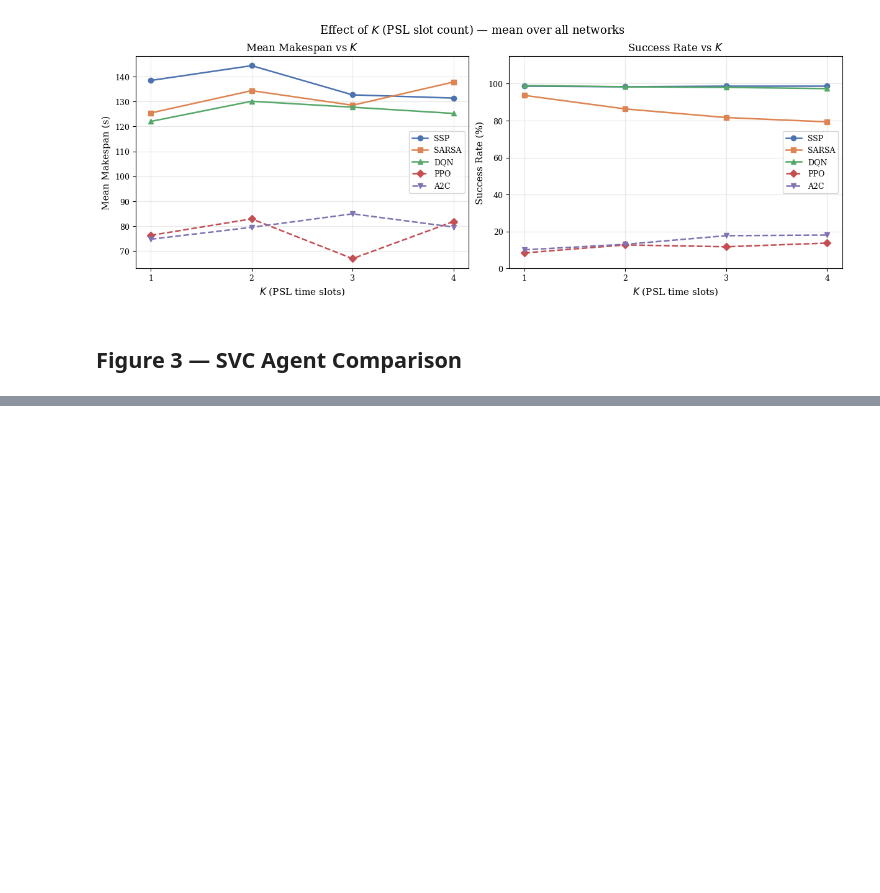
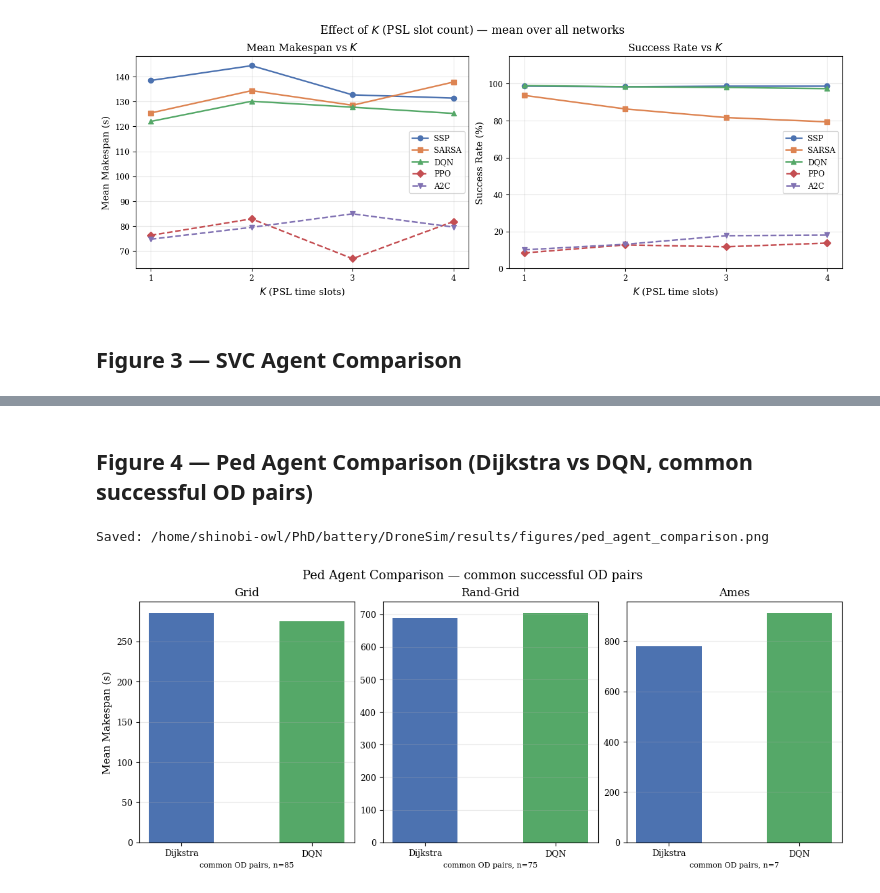
Before and after one commit to shinobi-wolf/FleetNav, a Jupyter notebook: notebooks/trsp_thesis_figures.ipynb, the cells around one changed output, grey strips where cells are left out. Saved outputs shown, nothing was run; the diff lists cells and outputs as text; code cells hidden in the pictures; blank space fills up the shorter version.

```diff
--- a/notebooks/trsp_thesis_figures.ipynb
+++ b/notebooks/trsp_thesis_figures.ipynb
@@ -192,0 +325,52 @@ Saved: /home/shinobi-owl/PhD/battery/DroneSim/results/figures/svc_agent_comparis
+# %% [markdown]
+## Figure 4 — Ped Agent Comparison (Dijkstra vs DQN, common successful OD pairs)
+# %%
+PED_POLICY = {'Grid': '962999ce', 'Rand-Grid': '032c3ac1', 'Ames': '25d8a01c'}
+
+def _latest_test_dir(policy_id):
+    tests = sorted((RUNS / policy_id).glob('test_*'), key=lambda p: int(p.name.split('_')[1]))
+    return tests[-1]
+
+PED_ALGO_ORDER  = ['Dijkstra', 'DQN']
+PED_ALGO_COLORS = [PSL_ALGO_COLORS[PSL_ALGO_ORDER.index(a)] for a in ['SSP', 'DQN']]
+
+# per network: Dijkstra and DQN baselines are co-located in the same eval session
+# (same 100 OD pairs), so intersect the OD pairs both solved successfully, then
+# average each agent's makespan over that common subset
+ped_rows, ped_ncommon = [], {}
+for net_disp in NET_ORDER:
+    test_dir = _latest_test_dir(PED_POLICY[net_disp])
+    times = {
+        'Dijkstra': _od_times(test_dir / 'simulation_results_dijkstra.csv'),
+        'DQN':      _od_times(test_dir / 'simulation_results.csv'),
+    }
+    common = list(set(times['Dijkstra'].index) & set(times['DQN'].index))
+    ped_ncommon[net_disp] = len(common)
+    for a in PED_ALGO_ORDER:
+        ped_rows.append({'network': net_disp, 'agent': a, 'makespan_mean': times[a].loc[common].mean()})
+ped_avg = pd.DataFrame(ped_rows).set_index(['network', 'agent'])['makespan_mean']
+
+# --- plot ---
+x     = np.arange(len(PED_ALGO_ORDER))
+width = 0.5
+
+fig, axes = plt.subplots(1, 3, figsize=(11, 4.5), constrained_layout=True)
+fig.suptitle('Ped Agent Comparison — common successful OD pairs', fontsize=13)
+
+for col, net in enumerate(NET_ORDER):
+    ax = axes[col]
+    vals = [ped_avg.get((net, a), np.nan) for a in PED_ALGO_ORDER]
+    ax.bar(x, vals, width, color=PED_ALGO_COLORS)
+    ax.set_title(net, fontsize=12)
+    ax.set_xticks(x); ax.set_xticklabels(PED_ALGO_ORDER)
+    ax.set_xlabel(f'common OD pairs, n={ped_ncommon[net]}', fontsize=8)
+    if col == 0: ax.set_ylabel('Mean Makespan (s)')
+    ax.grid(True, axis='y', alpha=0.3)
+
+out = FIG_DIR / 'ped_agent_comparison.png'
+fig.savefig(out, bbox_inches='tight', dpi=150)
+print('Saved:', out)
+plt.show()
+# %% [output]
+Saved: /home/shinobi-owl/PhD/battery/DroneSim/results/figures/ped_agent_comparison.png
+[figure, added]
```
Also changed, not shown: parts of 7 cells of this notebook, 28 other files.
